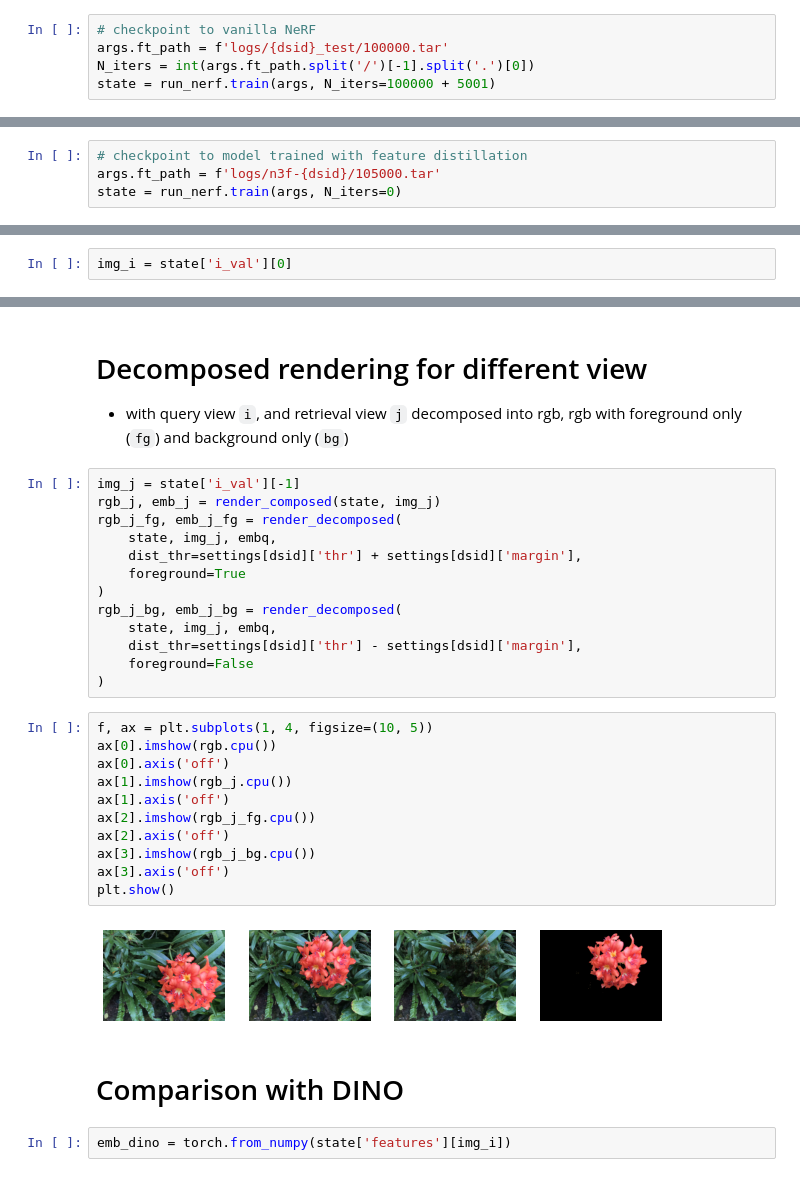
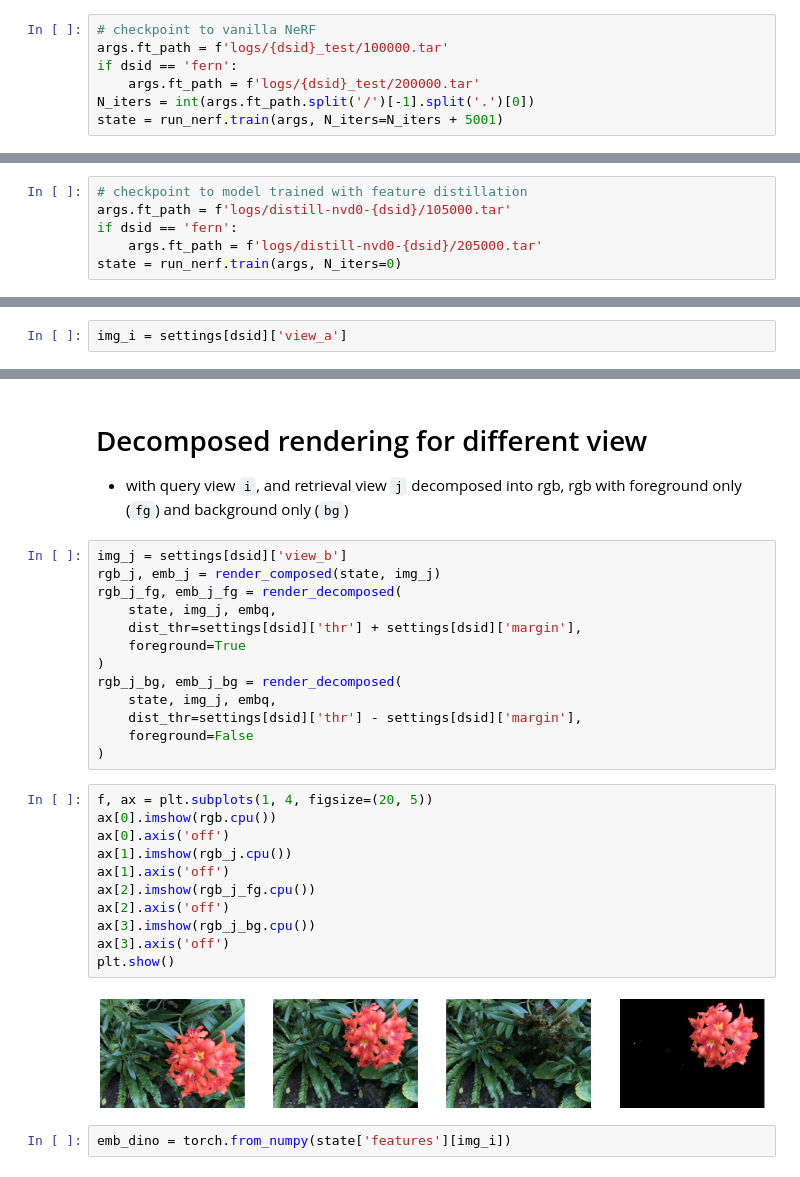
Before and after one commit to dichotomies/N3F, a Jupyter notebook: experiment.ipynb, the cells around one changed output, grey strips where cells are left out. Cells and saved outputs as stored; diff of their text form.

Commit message:
Add DINO feature extractor, add NeRF scenes.

```diff
--- a/experiment.ipynb
+++ b/experiment.ipynb
@@ -36,13 +37,17 @@ args.expname = f'n3f-{dsid}'
 # %%
 # checkpoint to vanilla NeRF
 args.ft_path = f'logs/{dsid}_test/100000.tar'
+if dsid == 'fern':
+    args.ft_path = f'logs/{dsid}_test/200000.tar'
 N_iters = int(args.ft_path.split('/')[-1].split('.')[0])
-state = run_nerf.train(args, N_iters=100000 + 5001)
+state = run_nerf.train(args, N_iters=N_iters + 5001)
 # %% [markdown]
 # Load NeRF-N3F from checkpoint
 # %%
 # checkpoint to model trained with feature distillation
-args.ft_path = f'logs/n3f-{dsid}/105000.tar'
+args.ft_path = f'logs/distill-nvd0-{dsid}/105000.tar'
+if dsid == 'fern':
+    args.ft_path = f'logs/distill-nvd0-{dsid}/205000.tar'
 state = run_nerf.train(args, N_iters=0)
 # %% [output]
 Loaded image data (378, 504, 3, 34) [378.         504.         446.88232574]
@@ -74,5 +81,5 @@ VAL views are [ 0  8 16 24 32]
 # %%
-img_i = state['i_val'][0]
+img_i = settings[dsid]['view_a']
 # %%
 rgb, emb = render_composed(state, img_i)
 # %%
@@ -99,7 +104,7 @@ plt.show()
 # Decomposed rendering for different view
 - with query view `i`, and retrieval view `j` decomposed into rgb, rgb with foreground only (`fg`) and background only (`bg`)
 # %%
-img_j = state['i_val'][-1]
+img_j = settings[dsid]['view_b']
 rgb_j, emb_j = render_composed(state, img_j)
 rgb_j_fg, emb_j_fg = render_decomposed(
     state, img_j, embq,
@@ -112,20 +117,18 @@ rgb_j_bg, emb_j_bg = render_decomposed(
     foreground=False
 )
 # %%
-f, ax = plt.subplots(1, 4, figsize=(10, 5))
+f, ax = plt.subplots(1, 4, figsize=(20, 5))
 ax[0].imshow(rgb.cpu())
 ax[0].axis('off')
 ax[1].imshow(rgb_j.cpu())
 ax[1].axis('off')
 ax[2].imshow(rgb_j_fg.cpu())
 ax[2].axis('off')
 ax[3].imshow(rgb_j_bg.cpu())
 ax[3].axis('off')
 plt.show()
 # %% [output]
-[figure, old version]
+[figure, new version]
-# %% [markdown]
-# Comparison with DINO
 # %%
 emb_dino = torch.from_numpy(state['features'][img_i])
 # %%
```
Also changed, not shown: parts of 5 cells of this notebook, 9 other files.
